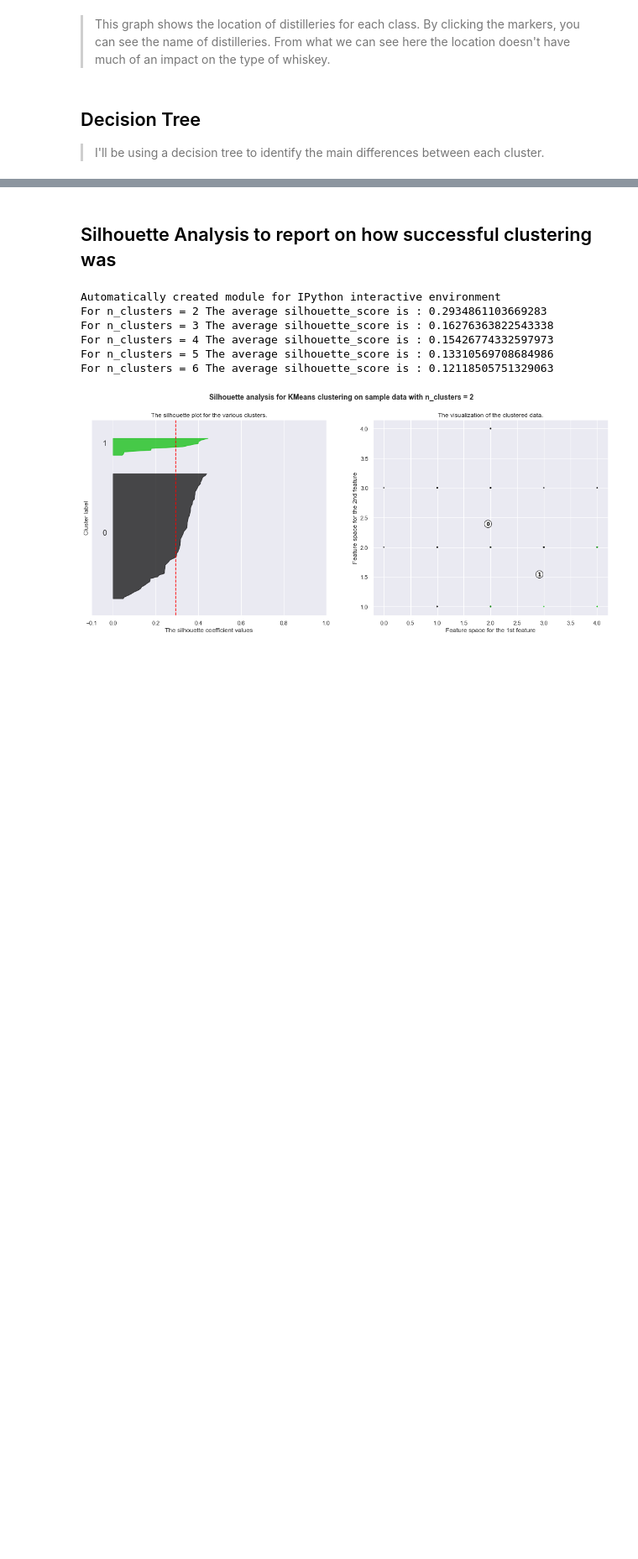
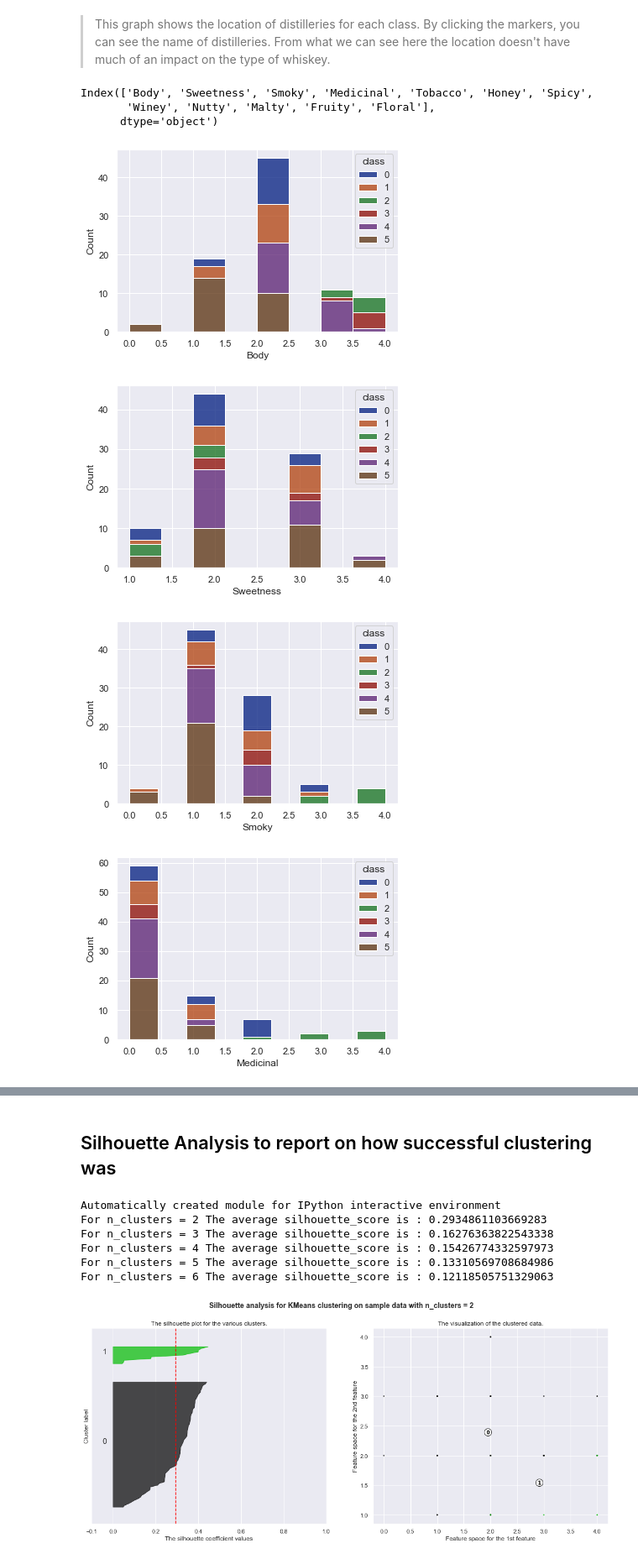
Before and after one commit to keanubowker8/K-Means-Whiskey-Distilleries, a Jupyter notebook: whiskey.ipynb, the cells around one changed output, grey strips where cells are left out. Shown at 84% size. Saved outputs shown, nothing was run; the diff lists cells and outputs as text; code cells hidden in the pictures; blank space fills up the shorter version.

```diff
--- a/whiskey.ipynb
+++ b/whiskey.ipynb
@@ -190,8 +190,18 @@ map_whisky
 <blockquote>
     This graph shows the location of distilleries for each class. By clicking the markers, you can see the name of distilleries. From what we can see here the location doesn't have much of an impact on the type of whiskey.
     </blockquote>
-# %% [markdown]
-<h2> Decision Tree </h2>
-<blockquote>
-    I'll be using a decision tree to identify the main differences between each cluster.
-    </blockquote>
+# %%
+whiskey_df.columns[1:-4]
+# %% [output]
+Index(['Body', 'Sweetness', 'Smoky', 'Medicinal', 'Tobacco', 'Honey', 'Spicy',
+       'Winey', 'Nutty', 'Malty', 'Fruity', 'Floral'],
+      dtype='object')
+# %%
+for column in whiskey_df.columns[1:-4]:
+    sns.histplot(data=whiskey_df, x=column, hue="class", multiple="stack", palette='dark')
+    plt.show()
+# %% [output]
+[figure, added]
+[figure, added]
+[figure, added]
+[figure, added]
```
Also changed, not shown: parts of 3 cells of this notebook, 1 other file.
